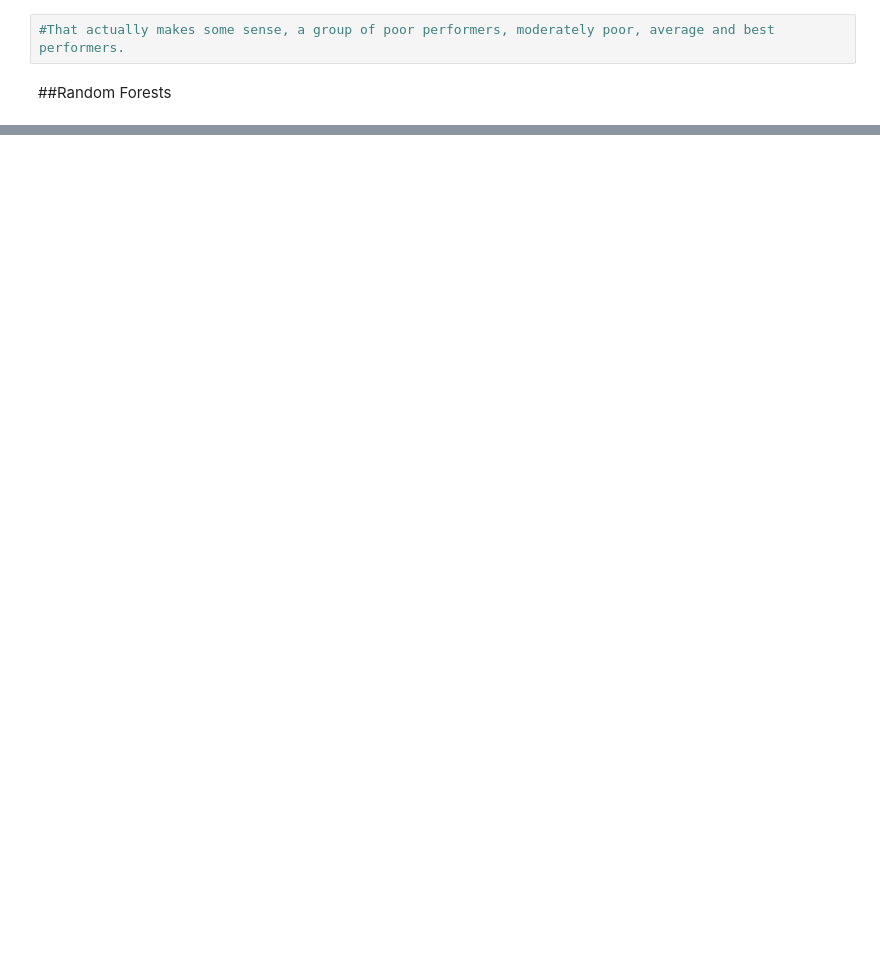
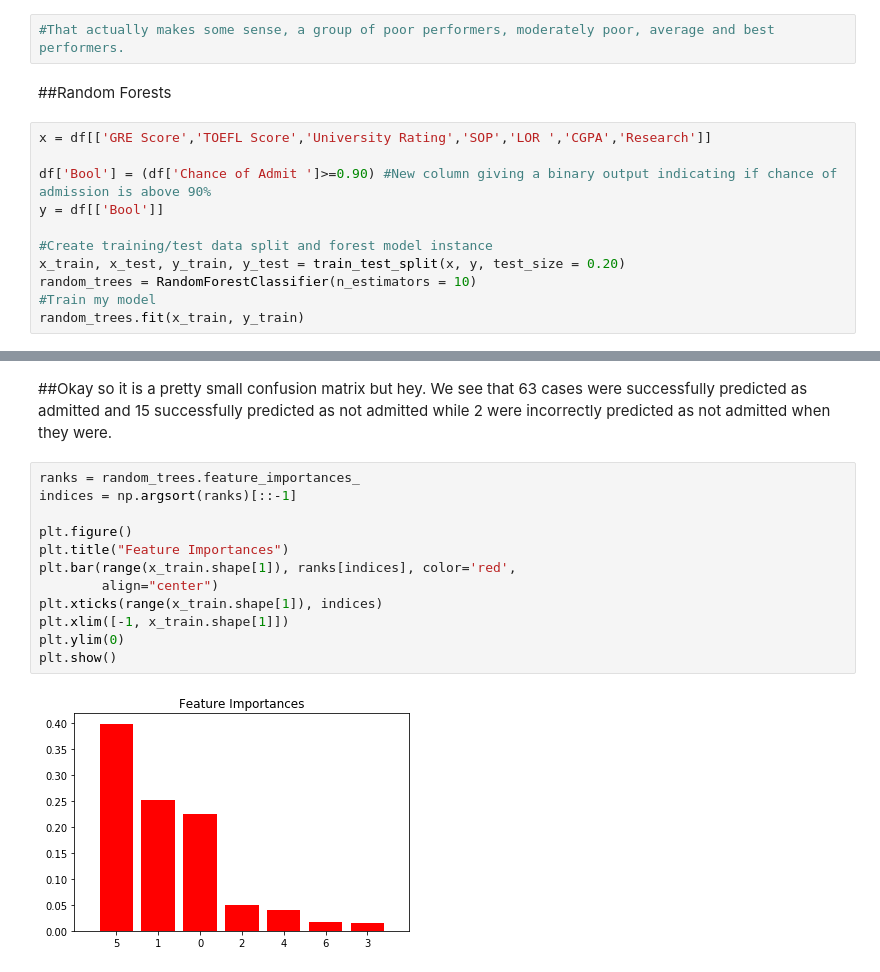
Before and after one commit to JoelAdams001/silver-spoon, a Jupyter notebook: HW4.ipynb, the cells around one changed output, grey strips where cells are left out. Cells and saved outputs as stored; diff of their text form; blank space fills up the shorter version.

```diff
--- a/HW4.ipynb
+++ b/HW4.ipynb
@@ -114,3 +116,14 @@ Text(0, 0.5, 'TOEFL Score')
 #That actually makes some sense, a group of poor performers, moderately poor, average and best performers.
 # %% [markdown]
 ##Random Forests
+# %%
+x = df[['GRE Score','TOEFL Score','University Rating','SOP','LOR ','CGPA','Research']]
+
+df['Bool'] = (df['Chance of Admit ']>=0.90) #New column giving a binary output indicating if chance of admission is above 90%
+y = df[['Bool']]
+
+#Create training/test data split and forest model instance
+x_train, x_test, y_train, y_test = train_test_split(x, y, test_size = 0.20)
+random_trees = RandomForestClassifier(n_estimators = 10)
+#Train my model
+random_trees.fit(x_train, y_train)
@@ -116,0 +170,16 @@ Text(0, 0.5, 'TOEFL Score')
+# %% [markdown]
+##Okay so it is a pretty small confusion matrix but hey. We see that 63 cases were successfully predicted as admitted and 15 successfully predicted as not admitted while 2 were incorrectly predicted as not admitted when they were.
+# %%
+ranks = random_trees.feature_importances_
+indices = np.argsort(ranks)[::-1]
+
+plt.figure()
+plt.title("Feature Importances")
+plt.bar(range(x_train.shape[1]), ranks[indices], color='red',
+        align="center")
+plt.xticks(range(x_train.shape[1]), indices)
+plt.xlim([-1, x_train.shape[1]])
+plt.ylim(0)
+plt.show()
+# %% [output]
+[figure, added]
```
Also changed, not shown: parts of 11 cells of this notebook.
